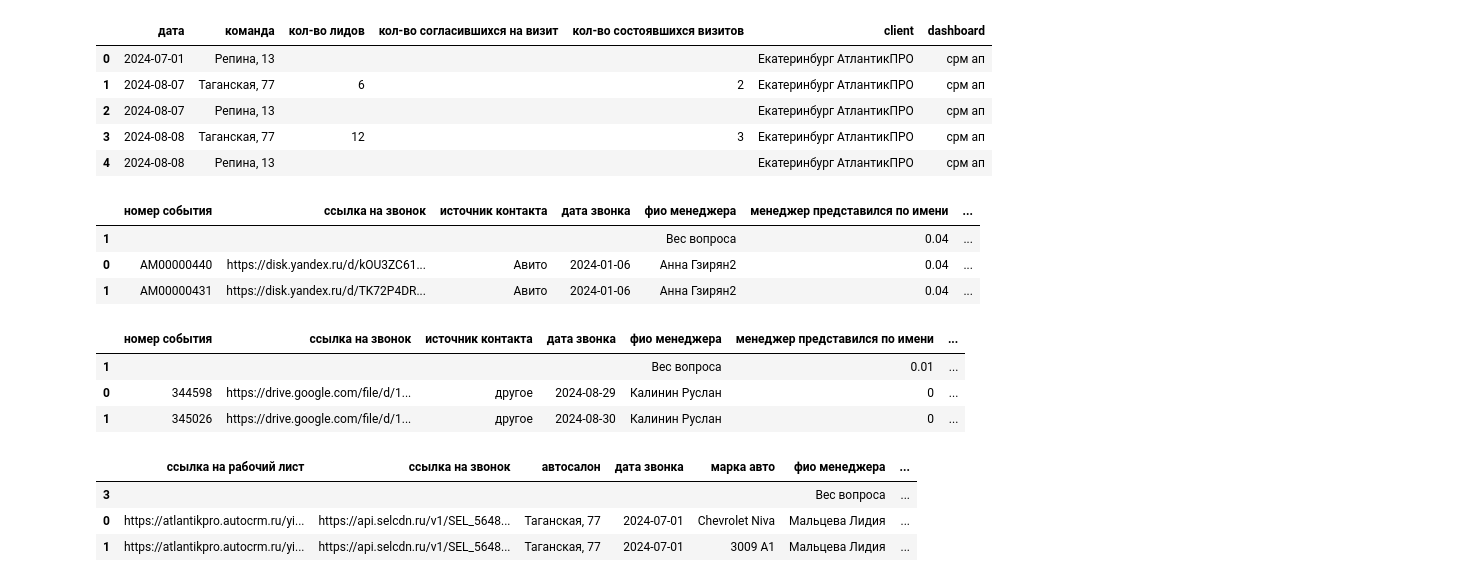
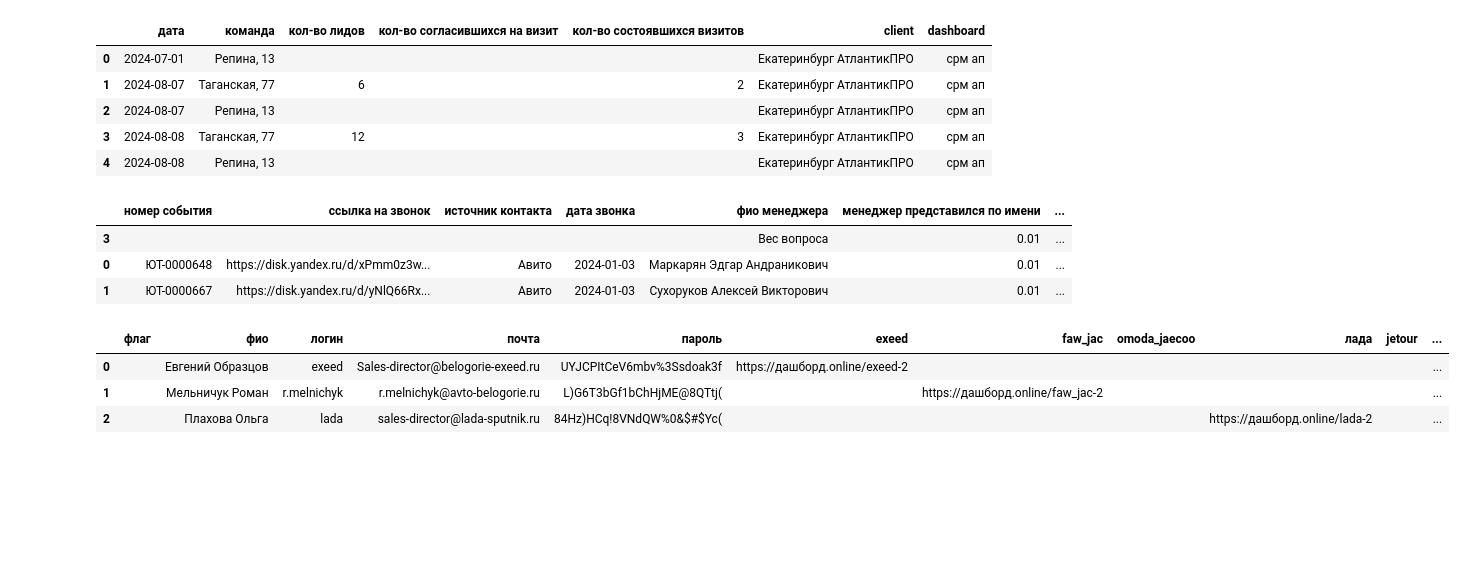
Before and after one commit to aget777/cars_showroom, a Jupyter notebook: get_data_from_google_docs.ipynb, the cells around one changed output. Saved outputs shown, nothing was run; the diff lists cells and outputs as text; code cells hidden in the pictures; blank space fills up the shorter version.

Commit message:
добавил функцию парсинга списка Сотрудников

```diff
--- a/get_data_from_google_docs.ipynb
+++ b/get_data_from_google_docs.ipynb
@@ -42,8 +42,14 @@ def get_parse_reports(df, name, report):
                     tmp_name = str(target_sheet).lower()
                     print(tmp_name)
                     tmp_dict[tmp_name] = parse_check_list_report(content, target_sheet, name, report)
-            if 'срм' in report.lower():
+            # для отчетов СРМ забираем данные только с листа Показатели
+            if 'срм' in report.lower() and target_sheet.lower()=='показатели':
                 tmp_dict[report] = parse_crm_report(content, target_sheet, name, report)
+
+            # для списка Сотрудников забираем данные только с листа Показатели
+            if 'сотрудники' in report.lower() and target_sheet.lower()=='компании':
+                tmp_dict[report] = parse_employees_report(content, target_sheet, name, report)
+
         return tmp_dict
     # если доступа нет, то возвращаем инфо -к какому отчету НЕ получилось подключиться
     except:
@@ -61,7 +67,7 @@ sheet_names.sheet_names
 tmp_reports_dict = {}
 # проходим через цикл по всем листам в управленческой таблице
 for name in sheet_names.sheet_names:
-    print(name)
+    # print(name)
 
     cols_range = 'A:B' # задаем диапазон полей, которые нам нужны
     df = pd.read_excel(content, sheet_name=name, usecols=cols_range, names=['report_name', 'report_link'])
@@ -69,19 +75,27 @@ for name in sheet_names.sheet_names:
     df['report_name'] = df['report_name'].str.lower().str.strip().str.replace('\n', ' ')
     # создаем отдельный список с названиями отчетов и проодим по нему через цикл
     reports_list = list(df['report_name'])
+    # запускаем блок парсинга отчетов
     for report in reports_list:
         parse_info = df[df['report_name']==report].reset_index(drop=True)
-    # запускаем блок парсинга отчетов с основными данными - Чек листы
+
+        # создаем спец. ключ для словаря
+        key = name + '_' + report
+        print(key)
         if 'чек' in report.lower():
-            if 'калининград' in name.lower():
-                print(report)
-                tmp_reports_dict[report] = get_parse_reports(parse_info, name, report)
-            else:
-                tmp_reports_dict[name] = get_parse_reports(parse_info, name, report)
+            print(report)
+            tmp_reports_dict[key] = get_parse_reports(parse_info, name, report)
+            # if 'калининград' in name.lower():
+            #     print(report)
+            #     tmp_reports_dict[report] = get_parse_reports(parse_info, name, report)
+            # else:
+            #     tmp_reports_dict[name] = get_parse_reports(parse_info, name, report)
         # запускаем блок парсинга отчетов с данными CRM
         if 'срм' in report.lower():
-                print(report)
-         # создаем спец. ключ для словаря
-                key = name + '_' + report
-                tmp_reports_dict[key] = get_parse_reports(parse_info, name, report)
+            print(report)
+            tmp_reports_dict[key] = get_parse_reports(parse_info, name, report)
+
+        if 'сотрудники' in report.lower():
+            print(report)
+            tmp_reports_dict[key] = get_parse_reports(parse_info, name, report)
 # %% [output]
@@ -112,26 +126,19 @@ tmp_reports_dict['Екатеринбург АтлантикПРО_срм ап'][
 | 3 | 2024-08-08 | Таганская, 77 | 12 |  | 3 | Екатеринбург АтлантикПРО | срм ап |
 | 4 | 2024-08-08 | Репина, 13 |  |  |  | Екатеринбург АтлантикПРО | срм ап |
 # %%
-tmp_reports_dict['чек-лист калининград выкуп']['чек-лист калининград выкуп'].head(3)
+tmp_reports_dict['Калининград МореАвто(ЮтоКарс)_чек-лист калининград ап']['чек-лист калининград ап'].head(3)
 # %% [output]
 |  | номер события | ссылка на звонок | источник контакта | дата звонка | фио менеджера | менеджер представился по имени | ... |
-| 1 |  |  |  |  | Вес вопроса | 0.04 | ... |
-| 0 | АМ00000440 | https://disk.yandex.ru/d/kOU3ZC61... | Авито | 2024-01-06 | Анна Гзирян2 | 0.04 | ... |
-| 1 | АМ00000431 | https://disk.yandex.ru/d/TK72P4DR... | Авито | 2024-01-06 | Анна Гзирян2 | 0.04 | ... |
+| 3 |  |  |  |  | Вес вопроса | 0.01 | ... |
+| 0 | ЮТ-0000648 | https://disk.yandex.ru/d/xPmm0z3w... | Авито | 2024-01-03 | Маркарян Эдгар Андраникович | 0.01 | ... |
+| 1 | ЮТ-0000667 | https://disk.yandex.ru/d/yNlQ66Rx... | Авито | 2024-01-03 | Сухоруков Алексей Викторович | 0.01 | ... |
 # %%
-tmp_reports_dict['АвтоБелогорье']['чек-лист оп faw_jac белгород'].head(3)
+tmp_reports_dict['АвтоБелогорье_сотрудники']['сотрудники'].head(3)
 # %% [output]
-|  | номер события | ссылка на звонок | источник контакта | дата звонка | фио менеджера | менеджер представился по имени | ... |
-| 1 |  |  |  |  | Вес вопроса | 0.01 | ... |
-| 0 | 344598 | https://drive.google.com/file/d/1... | другое | 2024-08-29 | Калинин Руслан | 0 | ... |
-| 1 | 345026 | https://drive.google.com/file/d/1... | другое | 2024-08-30 | Калинин Руслан | 0 | ... |
+|  | флаг | фио | логин | почта | пароль | exeed | faw_jac | omoda_jaecoo | лада | jetour | ... |
+| 0 |  | Евгений Образцов | exeed | Sales-director@belog­orie-exeed.ru | UYJCPItCeV6mbv%3Ssdoak3f | https://дашборд.online/exeed-2 |  |  |  |  | ... |
+| 1 |  | Мельничук Роман | r.melnichyk | r.melnichyk@avto-belogorie.ru | L)G6T3bGf1bChHjME@8QTtj( |  | https://дашборд.online/faw_jac-2 |  |  |  | ... |
+| 2 |  | Плахова Ольга | lada | sales-director@lada-sputnik.ru | 84Hz)HCq!8VNdQW%0&$#$Yc( |  |  |  | https://дашборд.online/lada-2 |  | ... |
-# %%
-tmp_reports_dict['Екатеринбург АтлантикПРО']['чек-лист чаты-звонки'].head(3)
-# %% [output]
-|  | ссылка на рабочий лист | ссылка на звонок | автосалон | дата звонка | марка авто | фио менеджера | ... |
-| 3 |  |  |  |  |  | Вес вопроса | ... |
-| 0 | https://atlantikpro.autocrm.ru/yi... | https://api.selcdn.ru/v1/SEL_5648... | Таганская, 77 | 2024-07-01 | Chevrolet Niva | Мальцева Лидия | ... |
-| 1 | https://atlantikpro.autocrm.ru/yi... | https://api.selcdn.ru/v1/SEL_5648... | Таганская, 77 | 2024-07-01 | 3009 A1 | Мальцева Лидия | ... |
 # %%
 sheet_names.sheet_names
 # %%
```
Also changed, not shown: parts of 6 cells of this notebook, 2 other files.
